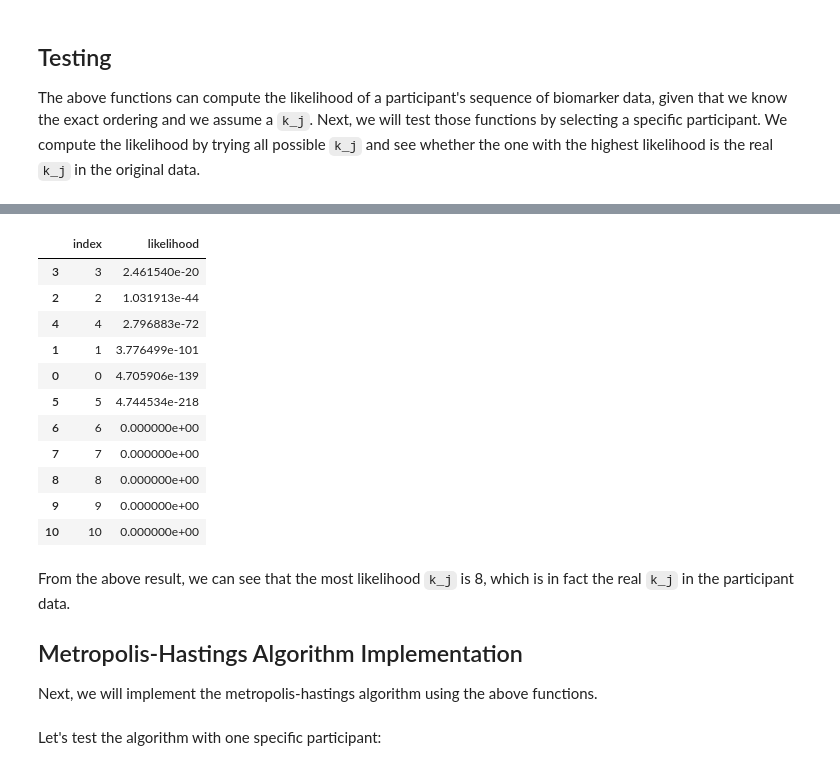
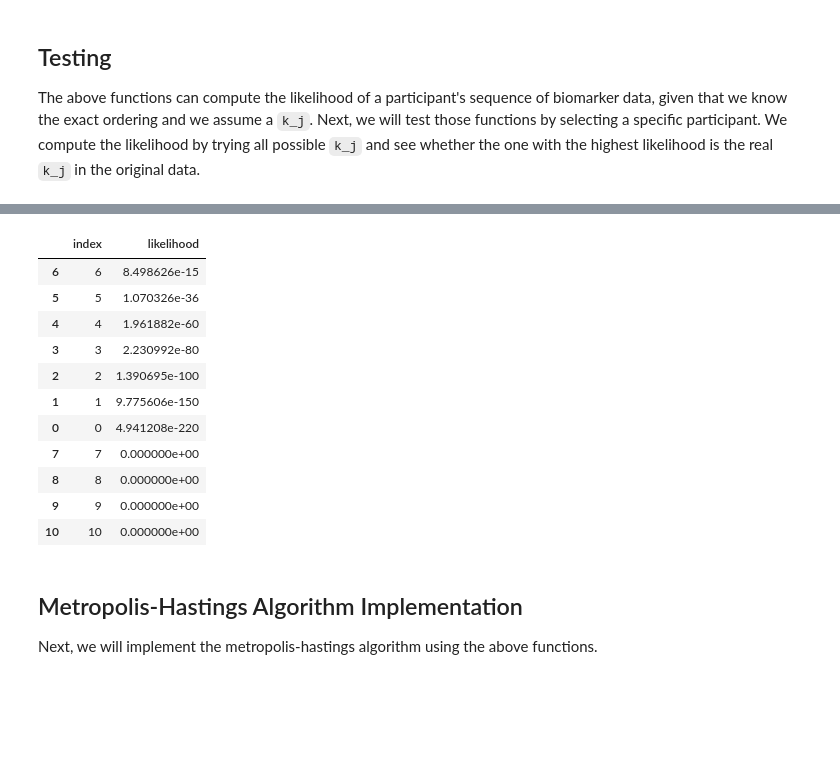
Before and after one commit to hongtaoh/ebm-book, a Jupyter notebook: _build/jupyter_execute/estimate_three.ipynb, the cells around one changed output, grey strips where cells are left out. Cells and saved outputs as stored; diff of their text form; code cells hidden in the pictures; blank space fills up the shorter version.

```diff
--- a/_build/jupyter_execute/estimate_three.ipynb
+++ b/_build/jupyter_execute/estimate_three.ipynb
@@ -72,0 +72,24 @@ def compute_single_measurement_likelihood(theta_phi, biomarker, affected, measur
+# %%
+def compute_single_measurement_likelihood(theta_phi, biomarker, affected, measurement):
+    '''Computes the likelihood of the measurement value of a single biomarker
+    We know the normal distribution defined by either theta or phi
+    and we know the measurement. This will give us the probability
+    of this given measurement value.
+
+    Note that because the likelihood tends to be very very small,
+    we take the natural log of it
+
+    input:
+    - theta_phi: the dataframe containing theta and phi values for each biomarker
+    - biomarker: an integer between 0 and 9
+    - affected: boolean
+    - measurement: the observed value for a biomarker in a specific participant
+
+    output: a scalar
+    '''
+    biomarker_params = theta_phi[theta_phi.biomarker == biomarker].reset_index()
+    mu = biomarker_params['theta_mean'][0] if affected else biomarker_params['phi_mean'][0]
+    var = biomarker_params['theta_var'][0] if affected else biomarker_params['phi_var'][0]
+    # sigma = np.sqrt(var)
+    likelihood = np.exp(-(measurement - mu)**2/(2*var))/np.sqrt(2*np.pi*var)
+    return likelihood
@@ -80,7 +116,8 @@ def compute_likelihood(pdata, k_j):
         biomarker = int(row['Biomarker'])
         measurement = row['measurement']
         affected = row['affected']
-        likelihood *= compute_single_measurement_likelihood(theta_phi, biomarker, affected, measurement)
+        likelihood *= compute_single_measurement_likelihood(
+            theta_phi, biomarker, affected, measurement)
     return likelihood
 # %% [markdown]
 ## Testing
@@ -129,26 +166,27 @@ pdata
 # %%
 num_biomarkers = len(pdata.Biomarker.unique())
 # calculate likelihood for all possible k_j
-likelihood_list = [compute_likelihood(pdata=pdata, k_j=x) for x in range(num_biomarkers+1)]
+likelihood_list = [
+    compute_likelihood(pdata=pdata, k_j=x) for x in range(num_biomarkers+1)]
 kjs = np.arange(11)
 dic = dict(zip(kjs, likelihood_list))
 df = pd.DataFrame.from_dict(dic, orient='index', columns=['likelihood']).reset_index()
 df.sort_values('likelihood', ascending=False)
 # %% [output]
 |  | index | likelihood |
-| 3 | 3 | 2.461540e-20 |
-| 2 | 2 | 1.031913e-44 |
-| 4 | 4 | 2.796883e-72 |
-| 1 | 1 | 3.776499e-101 |
-| 0 | 0 | 4.705906e-139 |
-| 5 | 5 | 4.744534e-218 |
-| 6 | 6 | 0.000000e+00 |
+| 6 | 6 | 8.498626e-15 |
+| 5 | 5 | 1.070326e-36 |
+| 4 | 4 | 1.961882e-60 |
+| 3 | 3 | 2.230992e-80 |
+| 2 | 2 | 1.390695e-100 |
+| 1 | 1 | 9.775606e-150 |
+| 0 | 0 | 4.941208e-220 |
 | 7 | 7 | 0.000000e+00 |
 | 8 | 8 | 0.000000e+00 |
 | 9 | 9 | 0.000000e+00 |
 | 10 | 10 | 0.000000e+00 |
 # %% [markdown]
-From the above result, we can see that the most likelihood `k_j` is 8, which is in fact the real `k_j` in the participant data.
+<!-- From the above result, we can see that the most likelihood `k_j` is 8, which is in fact the real `k_j` in the participant data.  -->
 
 ## Metropolis-Hastings Algorithm Implementation
 
@@ -193,3 +244 @@ def metropolis_hastings(pdata, num_biomarkers, iterations):
     return best_order, best_likelihood
-# %% [markdown]
-Let's test the algorithm with one specific participant:
```
Also changed, not shown: parts of 18 cells of this notebook, 15 other files.
